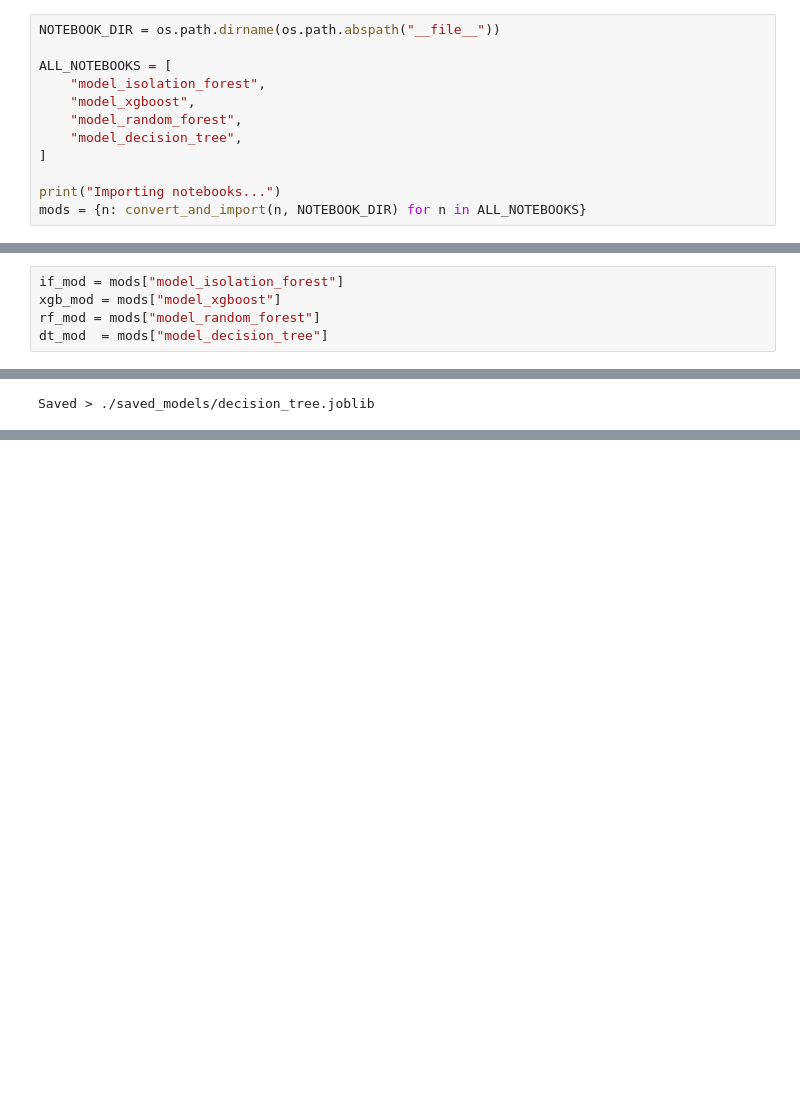
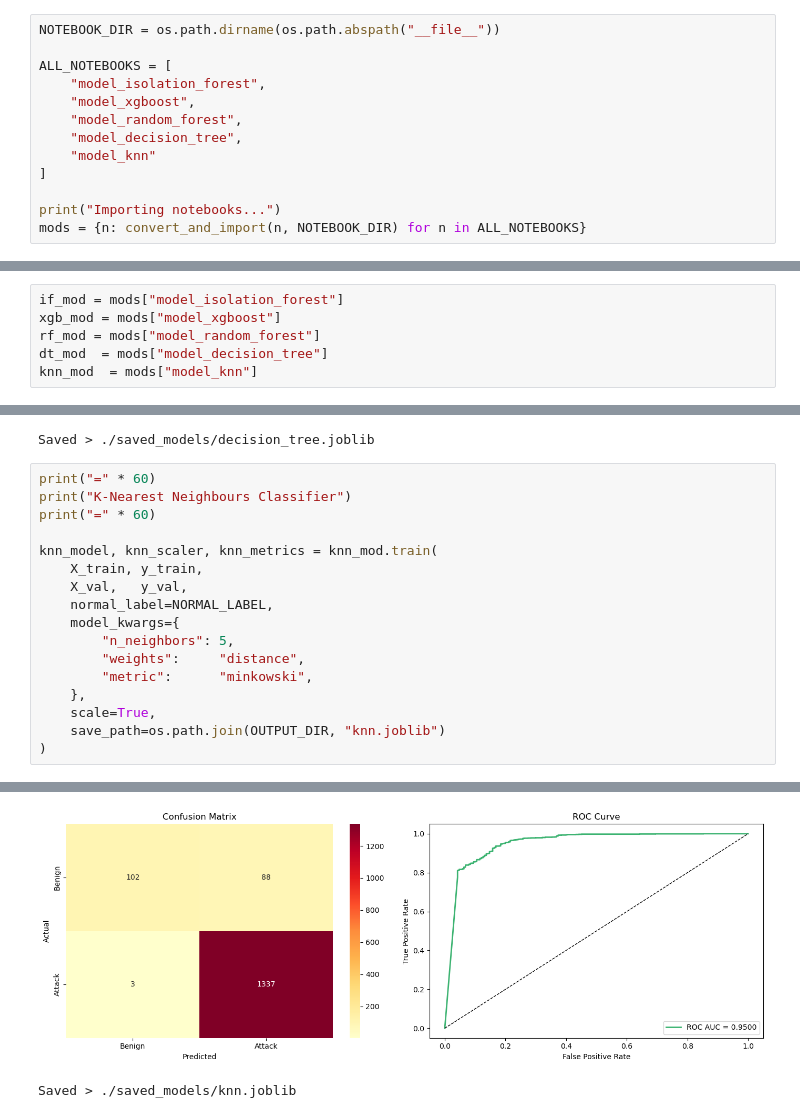
Before and after one commit to uvicrepo/brandon-ECE597-Capstone-IoT-IDS, a Jupyter notebook: notebooks/main_training.ipynb, the cells around one changed output, grey strips where cells are left out. Saved outputs shown, nothing was run; the diff lists cells and outputs as text; blank space fills up the shorter version.

Commit message:
add knn model

```diff
--- a/notebooks/main_training.ipynb
+++ b/notebooks/main_training.ipynb
@@ -44,6 +44,7 @@ ALL_NOTEBOOKS = [
     "model_xgboost",
     "model_random_forest",
     "model_decision_tree",
+    "model_knn"
 ]
 
 print("Importing notebooks...")
@@ -59,6 +61,7 @@ if_mod = mods["model_isolation_forest"]
 xgb_mod = mods["model_xgboost"]
 rf_mod = mods["model_random_forest"]
 dt_mod  = mods["model_decision_tree"]
+knn_mod  = mods["model_knn"]
 # %%
 # DATA LOADING
 
@@ -254,3 +257,21 @@ Accuracy: 0.8745 | F1 (Attack): 0.9275 | ROC-AUC: 0.7391
 weighted avg       0.88      0.87      0.88      1530
 [figure]
 Saved > ./saved_models/decision_tree.joblib
+# %%
+print("=" * 60)
+print("K-Nearest Neighbours Classifier")
+print("=" * 60)
+
+knn_model, knn_scaler, knn_metrics = knn_mod.train(
+    X_train, y_train,
+    X_val,   y_val,
+    normal_label=NORMAL_LABEL,
+    model_kwargs={
+        "n_neighbors": 5,
+        "weights":     "distance",
+        "metric":      "minkowski",
+    },
+    scale=True,
+    save_path=os.path.join(OUTPUT_DIR, "knn.joblib")
+)
+# %% [output]
@@ -256,0 +294,2 @@ Saved > ./saved_models/decision_tree.joblib
+[figure, added]
+Saved > ./saved_models/knn.joblib
```
Also changed, not shown: parts of 2 cells of this notebook, 2 other files.
